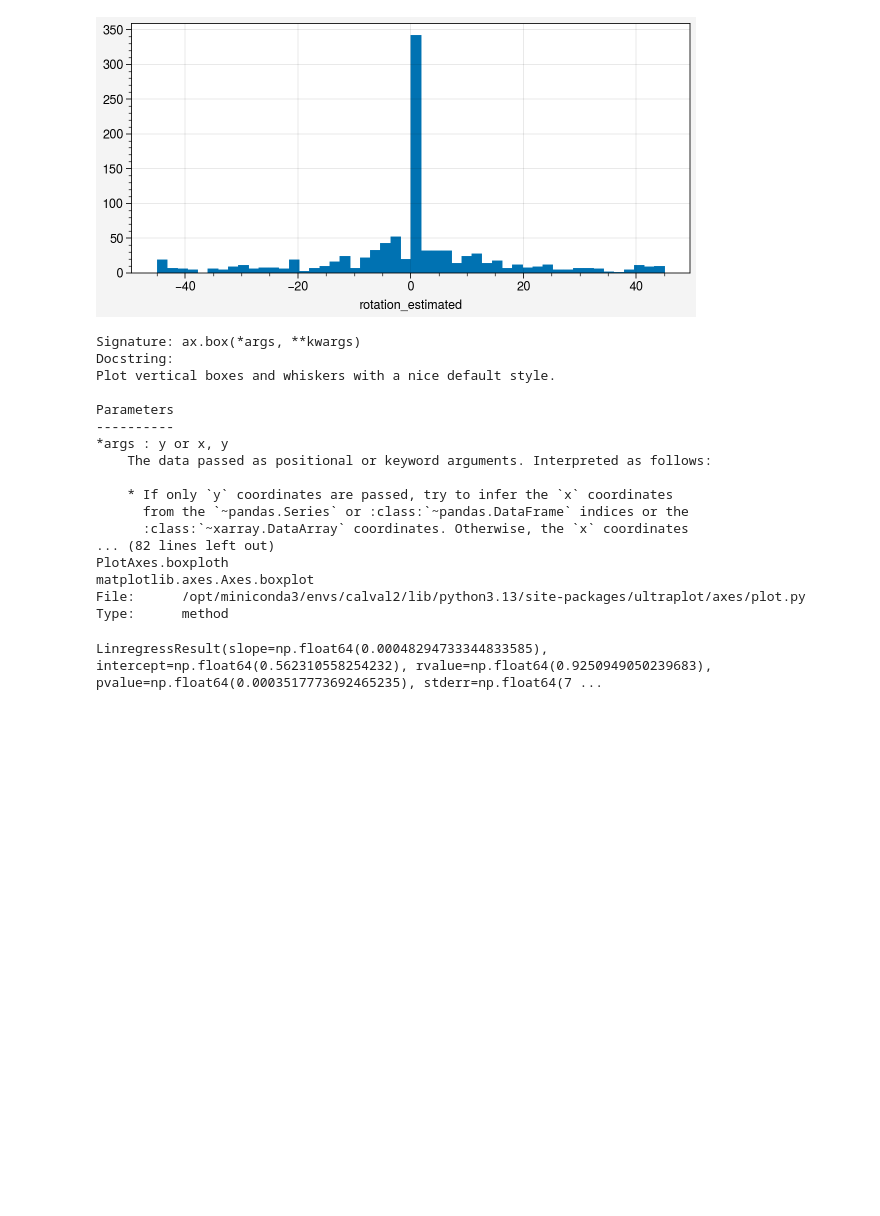
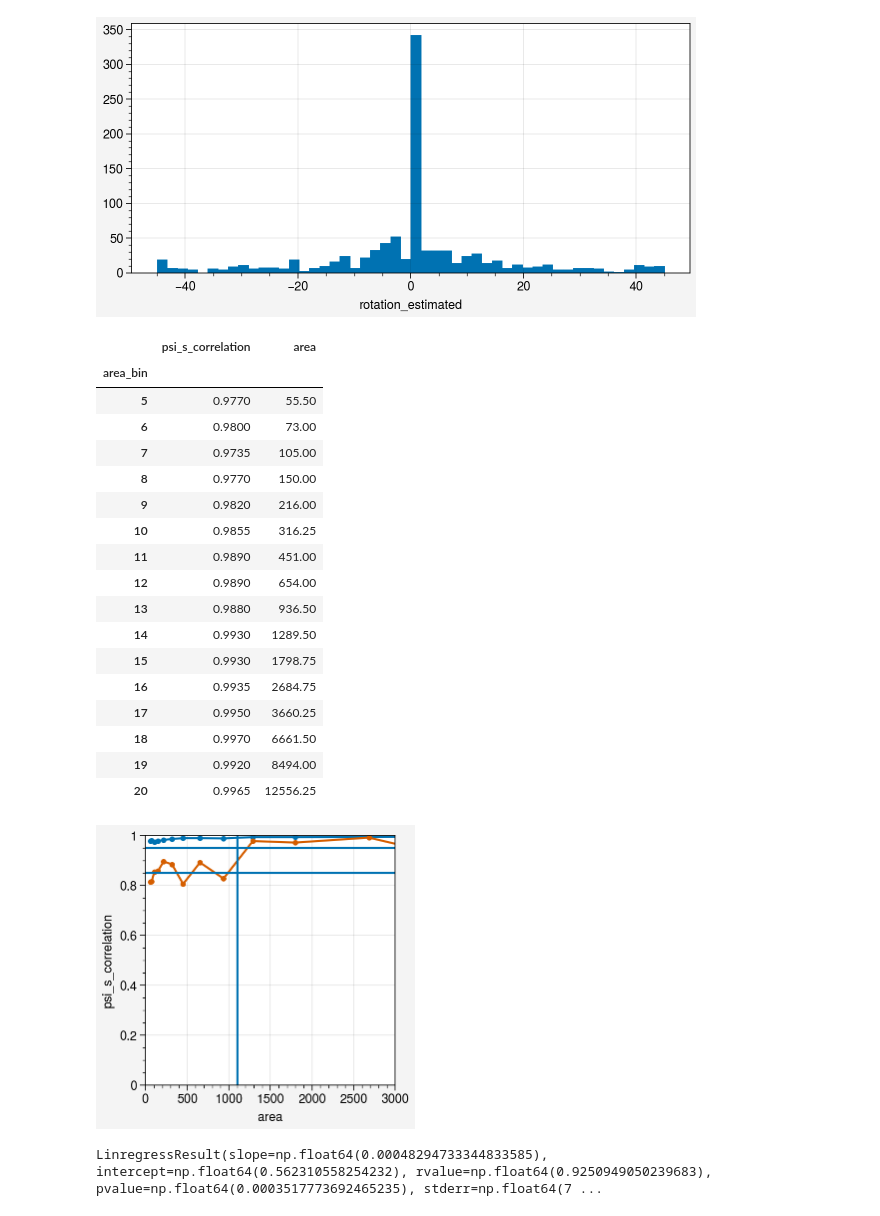
Before and after one commit to danielmwatkins/calval_tgrs, a Jupyter notebook: notebooks/tracker_psi_s_threshold.ipynb, the cells around one changed output. Cells and saved outputs as stored; diff of their text form; code cells hidden in the pictures; blank space fills up the shorter version.

```diff
--- a/notebooks/tracker_psi_s_threshold.ipynb
+++ b/notebooks/tracker_psi_s_threshold.ipynb
@@ -127,25 +131,36 @@ ax.hist(df_matched['rotation_estimated'], bins=50)
  <BarContainer object of 50 artists>)
 [figure]
 # %%
-ax.box?
+fig, ax = pplt.subplots()
+q50 = df_matched.loc[df_matched.training, ['psi_s_correlation', 'area_bin', 'area']].groupby('area_bin').quantile(0.5)
+ax.plot(q50.area, q50.psi_s_correlation, marker='.')
+q01 = df_matched.loc[df_matched.training, ['psi_s_correlation', 'area_bin', 'area']].groupby('area_bin').quantile(0.01)
+ax.plot(q50.area, q01.psi_s_correlation, marker='.')
+ax.format(xlim=(0, 3000), ylim=(0, 1))
+ax.axhline(0.95)
+ax.axhline(0.85)
+ax.axvline(1100)
+q50
 # %% [output]
-Signature: ax.box(*args, **kwargs)
-Docstring:
-Plot vertical boxes and whiskers with a nice default style.
-
-Parameters
-----------
-*args : y or x, y
-    The data passed as positional or keyword arguments. Interpreted as follows:
-
-    * If only `y` coordinates are passed, try to infer the `x` coordinates
-      from the `~pandas.Series` or :class:`~pandas.DataFrame` indices or the
-      :class:`~xarray.DataArray` coordinates. Otherwise, the `x` coordinates
-... (82 lines left out)
-PlotAxes.boxploth
-matplotlib.axes.Axes.boxplot
-File:      /opt/miniconda3/envs/calval2/lib/python3.13/site-packages/ultraplot/axes/plot.py
-Type:      method
+|  | psi_s_correlation | area |
+| area_bin |  |  |
+| 5 | 0.9770 | 55.50 |
+| 6 | 0.9800 | 73.00 |
+| 7 | 0.9735 | 105.00 |
+| 8 | 0.9770 | 150.00 |
+| 9 | 0.9820 | 216.00 |
+| 10 | 0.9855 | 316.25 |
+| 11 | 0.9890 | 451.00 |
+| 12 | 0.9890 | 654.00 |
+| 13 | 0.9880 | 936.50 |
+| 14 | 0.9930 | 1289.50 |
+| 15 | 0.9930 | 1798.75 |
+| 16 | 0.9935 | 2684.75 |
+| 17 | 0.9950 | 3660.25 |
+| 18 | 0.9970 | 6661.50 |
+| 19 | 0.9920 | 8494.00 |
+| 20 | 0.9965 | 12556.25 |
+[figure, added]
 # %%
 y = plot_data.median(axis=0).loc[5:13]
 x = bin_counts.area.loc[5:13]
```
Also changed, not shown: parts of 2 cells of this notebook, 1 other file.
